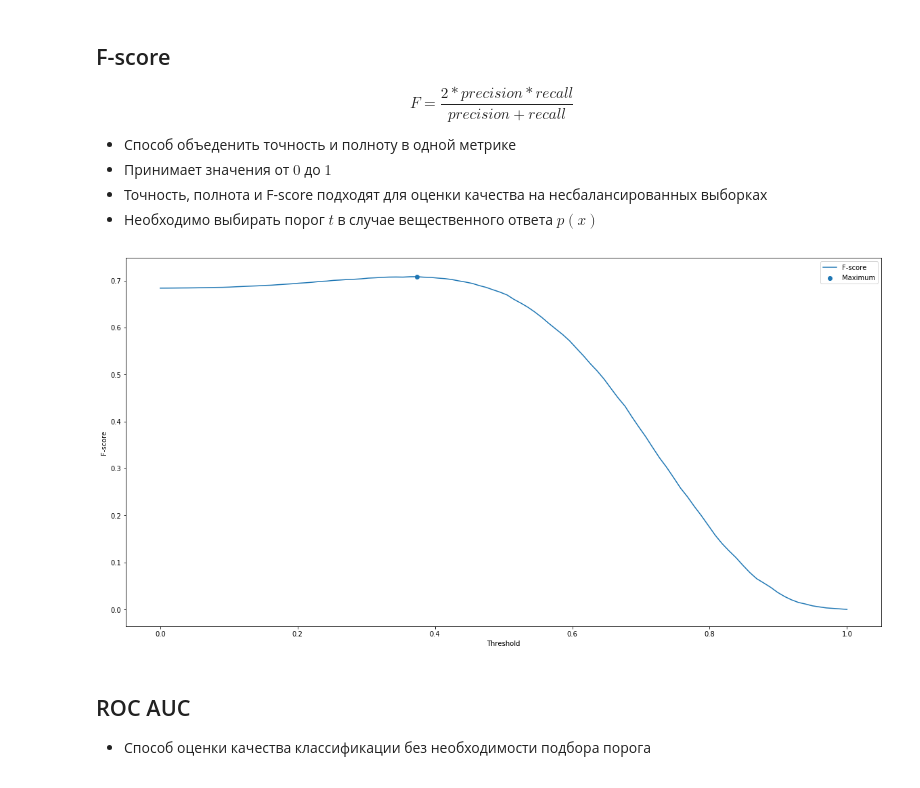
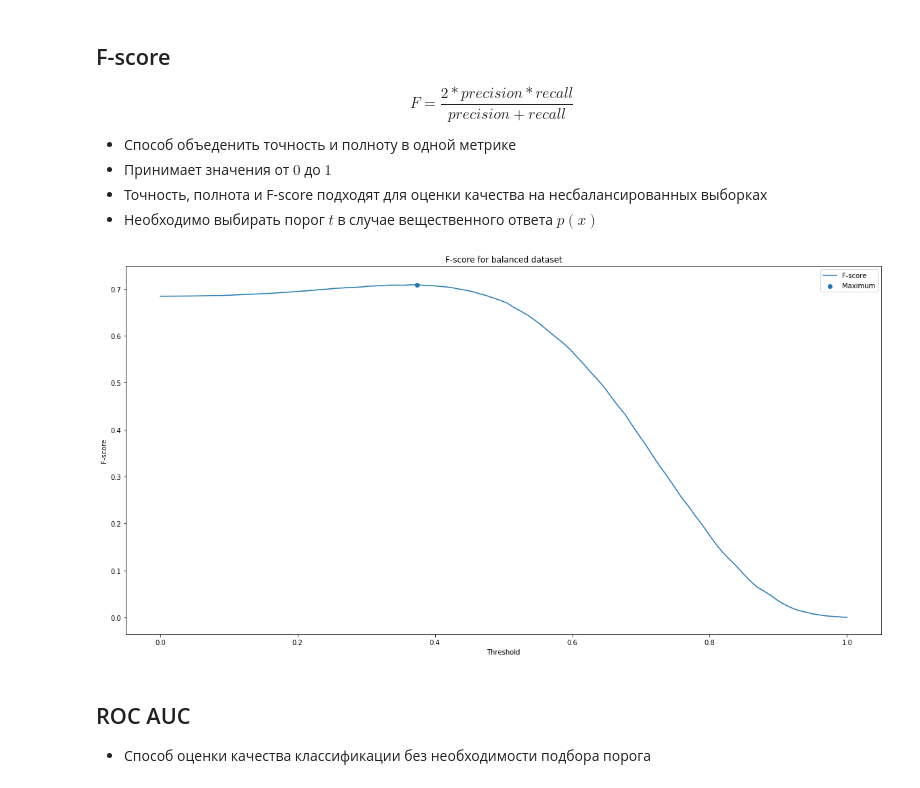
Before and after one commit to ld86/ml-slides, a Jupyter notebook: unbalanced.ipynb, the cells around one changed output. Cells and saved outputs as stored; diff of their text form; code cells hidden in the pictures.

```diff
--- a/unbalanced.ipynb
+++ b/unbalanced.ipynb
@@ -151,13 +152,12 @@ $$F = \frac{2 * precision * recall}{precision + recall}$$
 # %%
 thresholds = np.linspace(0, 1, 100)
 scores = [f1_score(y_balanced, (y_hat > t).astype(np.int)) for t in thresholds]
 plot(thresholds, scores, label='F-score');
 scatter(thresholds[np.argmax(scores)], np.max(scores), label='Maximum');
-legend();
-xlabel('Threshold');
-ylabel('F-score');
+legend(); xlabel('Threshold'); ylabel('F-score');
+title('F-score for balanced dataset');
 # %% [output]
-[figure, old version]
+[figure, new version]
 # %% [markdown]
 ## ROC AUC
 
```
Also changed, not shown: parts of 13 cells of this notebook, 3 other files.
